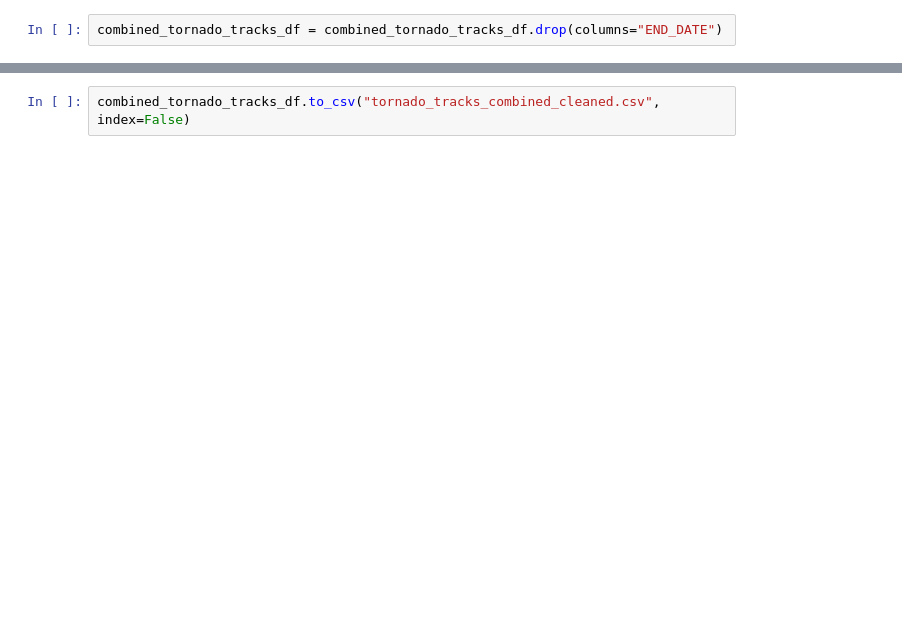
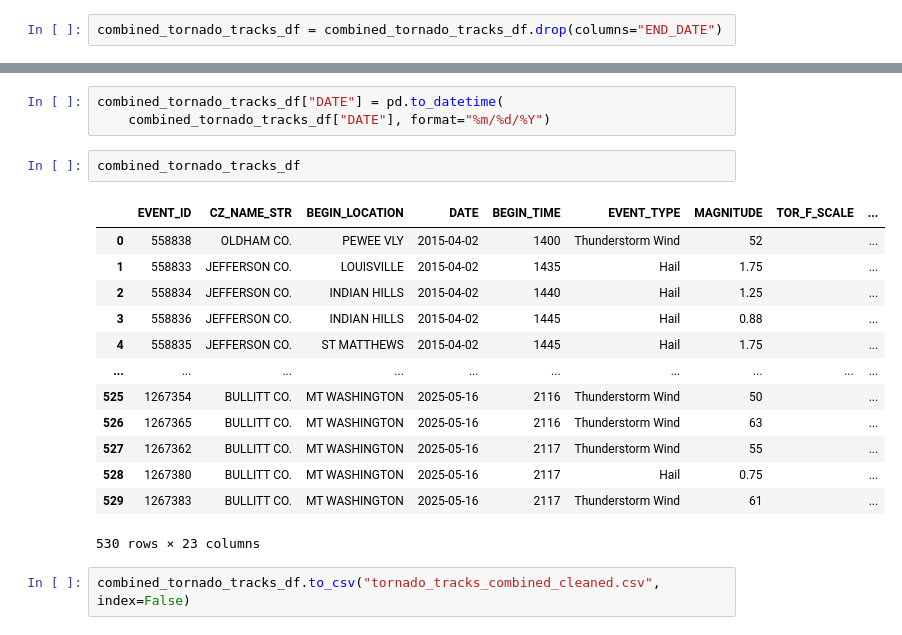
Before and after one commit to eugeniaduke/Is_Tornado_Activity_Increasing, a Jupyter notebook: Notebooks/data_cleaning_Tornado_Tracks.ipynb, the cells around one changed output, grey strips where cells are left out. Saved outputs shown, nothing was run; the diff lists cells and outputs as text; blank space fills up the shorter version.

```diff
--- a/Notebooks/data_cleaning_Tornado_Tracks.ipynb
+++ b/Notebooks/data_cleaning_Tornado_Tracks.ipynb
@@ -246,2 +205,21 @@ combined_tornado_tracks_df
+# %%
+combined_tornado_tracks_df["DATE"] = pd.to_datetime(
+    combined_tornado_tracks_df["DATE"], format="%m/%d/%Y")
+# %%
+combined_tornado_tracks_df
+# %% [output]
+|  | EVENT_ID | CZ_NAME_STR | BEGIN_LOCATION | DATE | BEGIN_TIME | EVENT_TYPE | MAGNITUDE | TOR_F_SCALE | ... |
+| 0 | 558838 | OLDHAM CO. | PEWEE VLY | 2015-04-02 | 1400 | Thunderstorm Wind | 52 |  | ... |
+| 1 | 558833 | JEFFERSON CO. | LOUISVILLE | 2015-04-02 | 1435 | Hail | 1.75 |  | ... |
+| 2 | 558834 | JEFFERSON CO. | INDIAN HILLS | 2015-04-02 | 1440 | Hail | 1.25 |  | ... |
+| 3 | 558836 | JEFFERSON CO. | INDIAN HILLS | 2015-04-02 | 1445 | Hail | 0.88 |  | ... |
+| 4 | 558835 | JEFFERSON CO. | ST MATTHEWS | 2015-04-02 | 1445 | Hail | 1.75 |  | ... |
+| ... | ... | ... | ... | ... | ... | ... | ... | ... | ... |
+| 525 | 1267354 | BULLITT CO. | MT WASHINGTON | 2025-05-16 | 2116 | Thunderstorm Wind | 50 |  | ... |
+| 526 | 1267365 | BULLITT CO. | MT WASHINGTON | 2025-05-16 | 2116 | Thunderstorm Wind | 63 |  | ... |
+| 527 | 1267362 | BULLITT CO. | MT WASHINGTON | 2025-05-16 | 2117 | Thunderstorm Wind | 55 |  | ... |
+| 528 | 1267380 | BULLITT CO. | MT WASHINGTON | 2025-05-16 | 2117 | Hail | 0.75 |  | ... |
+| 529 | 1267383 | BULLITT CO. | MT WASHINGTON | 2025-05-16 | 2117 | Thunderstorm Wind | 61 |  | ... |
+530 rows × 23 columns
 # %%
 combined_tornado_tracks_df.to_csv("tornado_tracks_combined_cleaned.csv", index=False)
```
Also changed, not shown: parts of 7 cells of this notebook, 11 other files.
